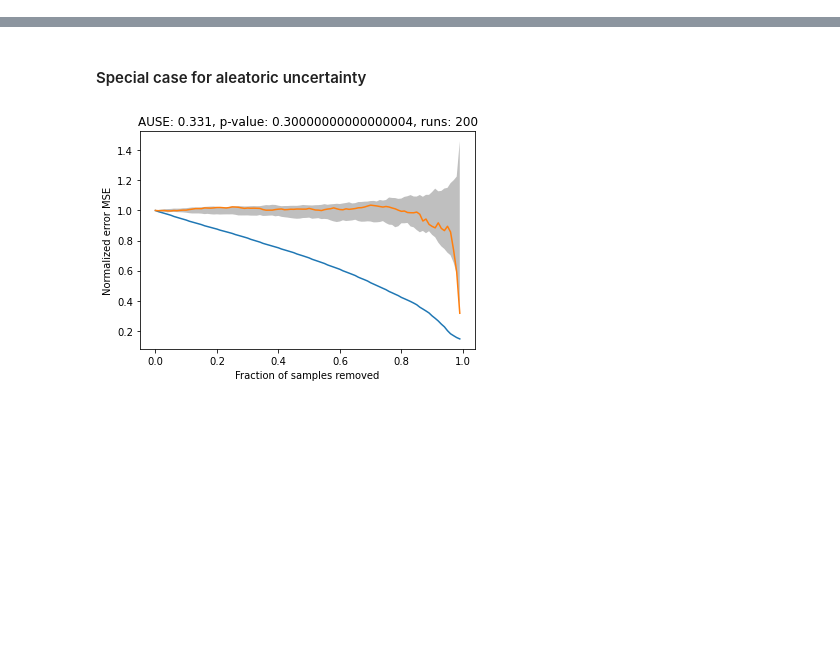
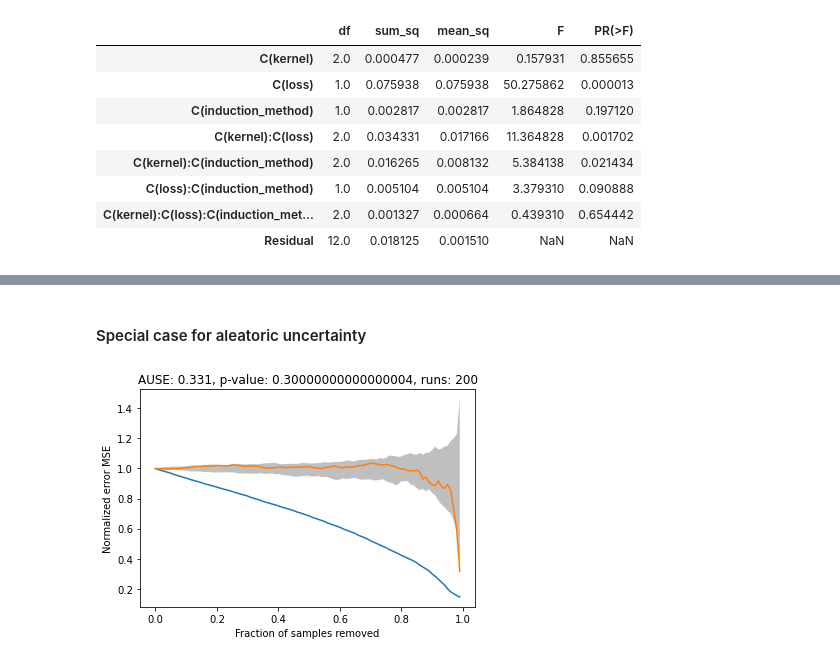
Before and after one commit to sharma-divyanshu/uncertainty_analysis, a Jupyter notebook: gp_sparse_bayes.ipynb, the cells around one changed output, grey strips where cells are left out. Cells and saved outputs as stored; diff of their text form; code cells hidden in the pictures; blank space fills up the shorter version.

```diff
--- a/gp_sparse_bayes.ipynb
+++ b/gp_sparse_bayes.ipynb
@@ -66,0 +135,13 @@ KeyboardInterrupt:
+# %%
+red_wine_model = ols('accuracy~C(kernel)+C(loss)+C(induction_method)+C(kernel)*C(loss)*C(induction_method)', data=red_wine).fit()
+sm.stats.anova_lm(red_wine_model)
+# %% [output]
+|  | df | sum_sq | mean_sq | F | PR(>F) |
+| C(kernel) | 2.0 | 0.000477 | 0.000239 | 0.157931 | 0.855655 |
+| C(loss) | 1.0 | 0.075938 | 0.075938 | 50.275862 | 0.000013 |
+| C(induction_method) | 1.0 | 0.002817 | 0.002817 | 1.864828 | 0.197120 |
+| C(kernel):C(loss) | 2.0 | 0.034331 | 0.017166 | 11.364828 | 0.001702 |
+| C(kernel):C(induction_method) | 2.0 | 0.016265 | 0.008132 | 5.384138 | 0.021434 |
+| C(loss):C(induction_method) | 1.0 | 0.005104 | 0.005104 | 3.379310 | 0.090888 |
+| C(kernel):C(loss):C(induction_met... | 2.0 | 0.001327 | 0.000664 | 0.439310 | 0.654442 |
+| Residual | 12.0 | 0.018125 | 0.001510 | NaN | NaN |
```
Also changed, not shown: parts of 17 cells of this notebook.
